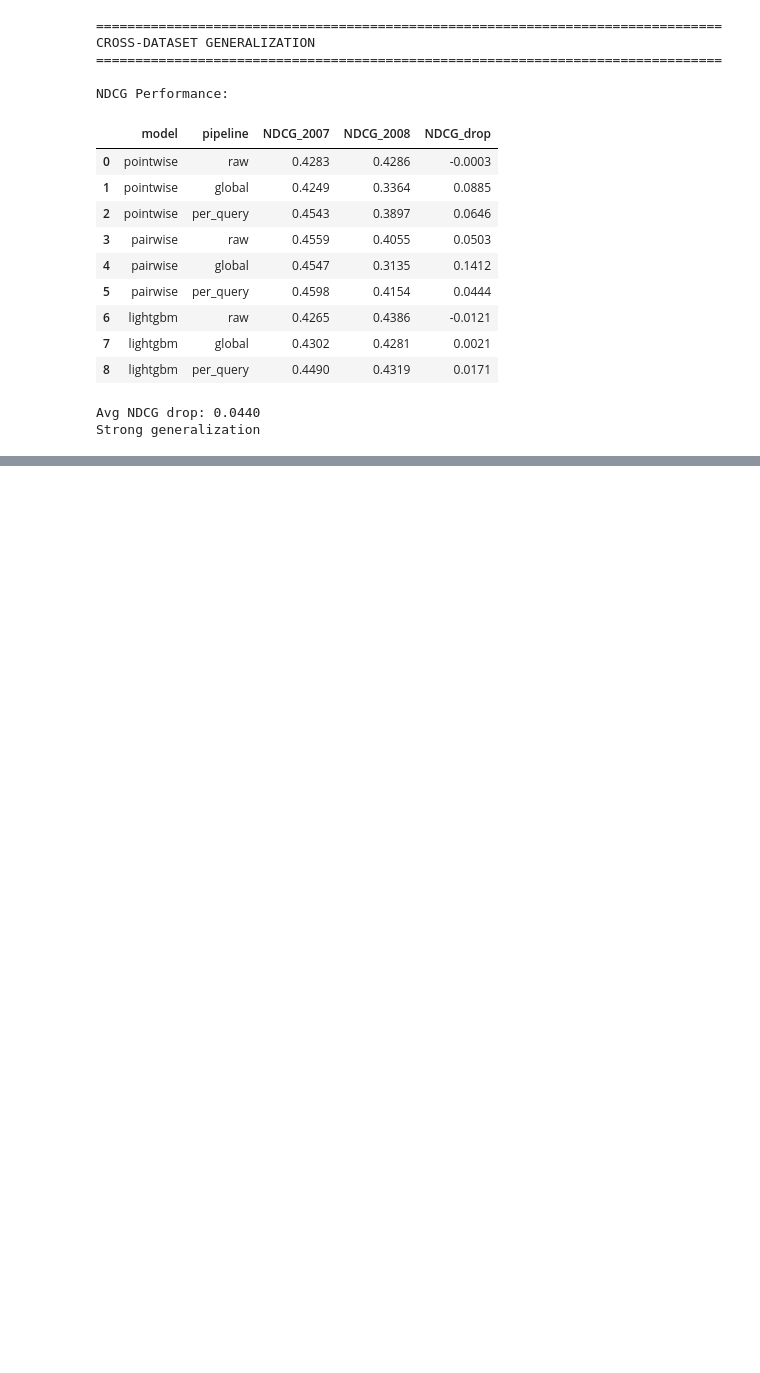
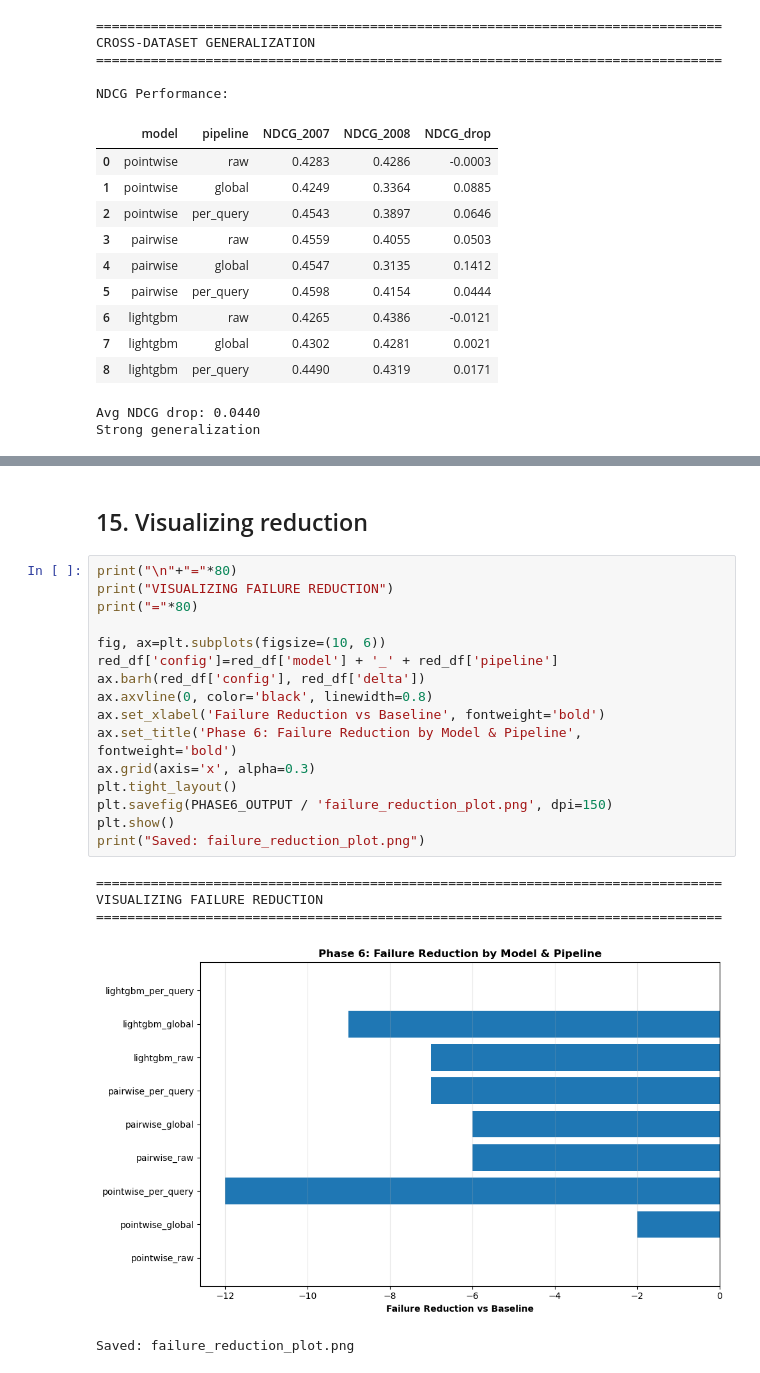
Before and after one commit to KushalMarahatta/Capstone_coding, a Jupyter notebook: notebooks/06_stronger_models.ipynb, the cells around one changed output, grey strips where cells are left out. Saved outputs shown, nothing was run; the diff lists cells and outputs as text; blank space fills up the shorter version.

Commit message:
Visualized failure reduction

```diff
--- a/notebooks/06_stronger_models.ipynb
+++ b/notebooks/06_stronger_models.ipynb
@@ -989,0 +1027,24 @@ Strong generalization
+# %% [markdown]
+## 15. Visualizing reduction
+# %%
+print("\n"+"="*80)
+print("VISUALIZING FAILURE REDUCTION")
+print("="*80)
+
+fig, ax=plt.subplots(figsize=(10, 6))
+red_df['config']=red_df['model'] + '_' + red_df['pipeline']
+ax.barh(red_df['config'], red_df['delta'])
+ax.axvline(0, color='black', linewidth=0.8)
+ax.set_xlabel('Failure Reduction vs Baseline', fontweight='bold')
+ax.set_title('Phase 6: Failure Reduction by Model & Pipeline', fontweight='bold')
+ax.grid(axis='x', alpha=0.3)
+plt.tight_layout()
+plt.savefig(PHASE6_OUTPUT / 'failure_reduction_plot.png', dpi=150)
+plt.show()
+print("Saved: failure_reduction_plot.png")
+# %% [output]
+================================================================================
+VISUALIZING FAILURE REDUCTION
+================================================================================
+[figure, added]
+Saved: failure_reduction_plot.png
```
Also changed, not shown: parts of 2 cells of this notebook.
